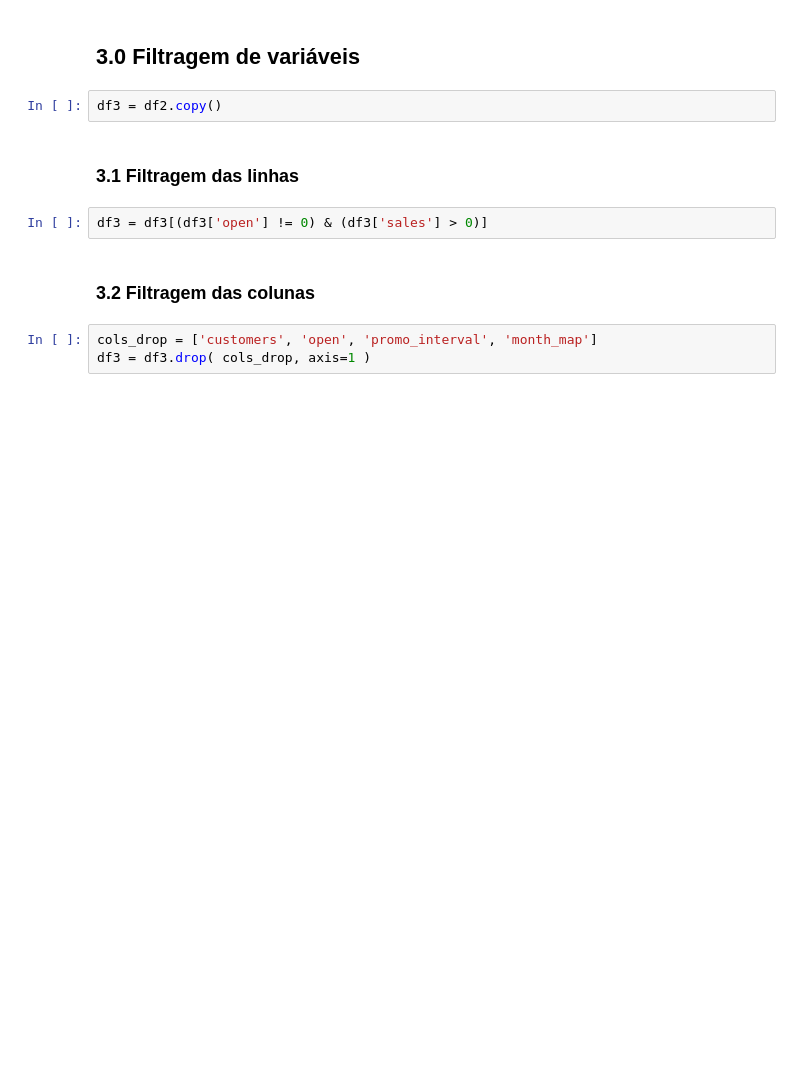
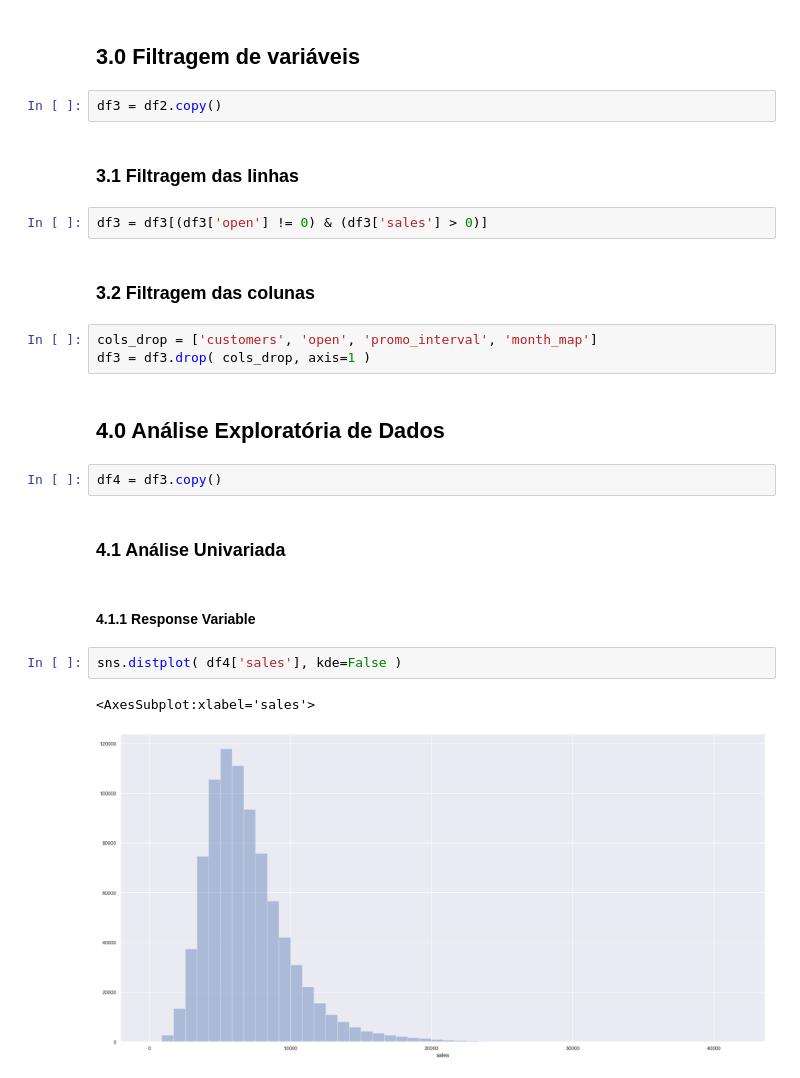
Before and after one commit to luishmq/rossmann_project, a Jupyter notebook: rossman_project.ipynb, the cells around one changed output. Saved outputs shown, nothing was run; the diff lists cells and outputs as text; blank space fills up the shorter version.

Commit message:
Start Analise Exploratoria de Dados

```diff
--- a/rossman_project.ipynb
+++ b/rossman_project.ipynb
@@ -417,3 +417,16 @@ df3 = df3[(df3['open'] != 0) & (df3['sales'] > 0)]
 # %%
 cols_drop = ['customers', 'open', 'promo_interval', 'month_map']
 df3 = df3.drop( cols_drop, axis=1 )
+# %% [markdown]
+## 4.0 Análise Exploratória de Dados
+# %%
+df4 = df3.copy()
+# %% [markdown]
+### 4.1 Análise Univariada
+# %% [markdown]
+#### 4.1.1 Response Variable
+# %%
+sns.distplot( df4['sales'], kde=False )
+# %% [output]
+<AxesSubplot:xlabel='sales'>
+[figure, added]
```
Also changed, not shown: parts of 8 cells of this notebook.
